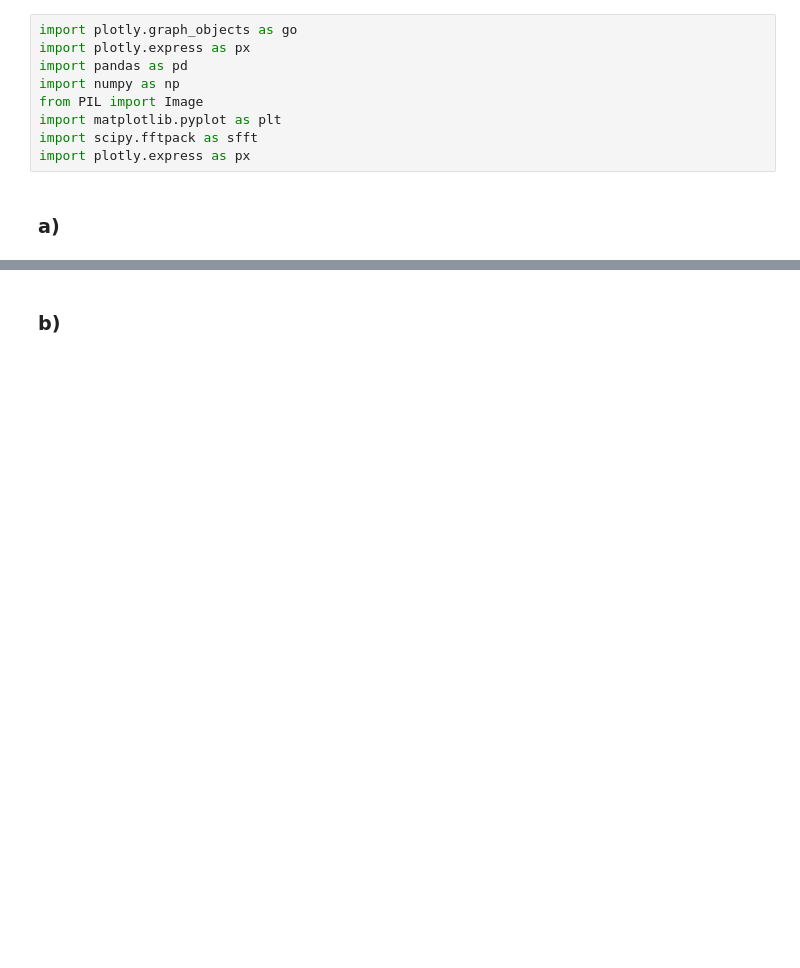
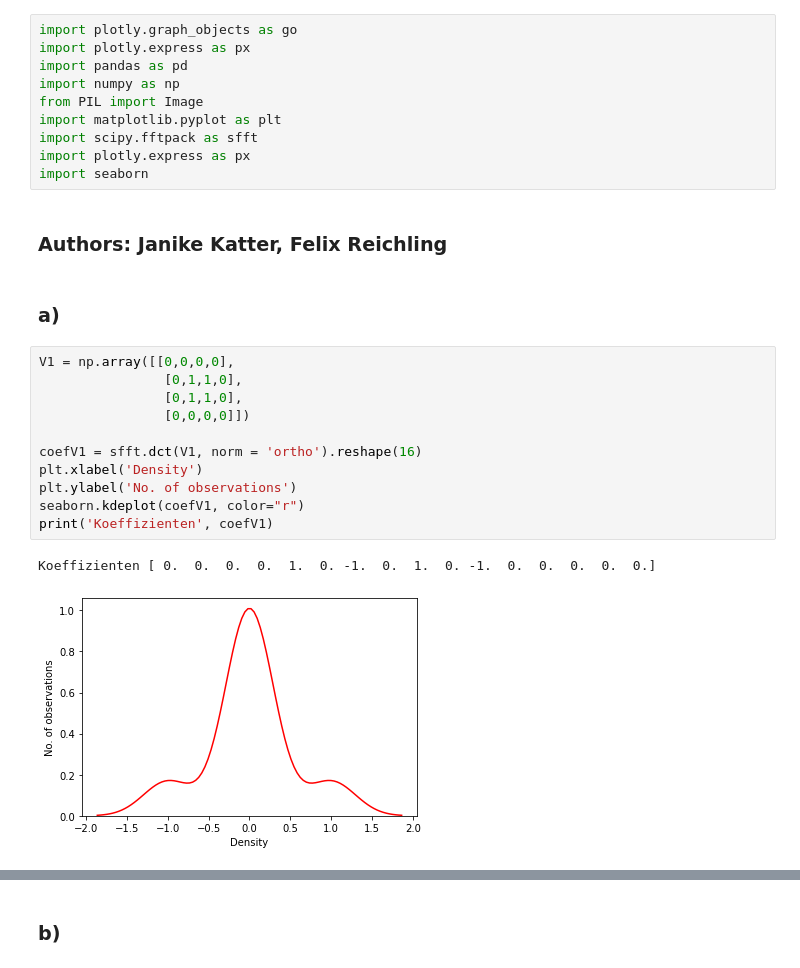
Before and after one commit to Asphilia/Numerik2, a Jupyter notebook: Abgabe4_Katter_Reichling.ipynb, the cells around one changed output, grey strips where cells are left out. Saved outputs shown, nothing was run; the diff lists cells and outputs as text; blank space fills up the shorter version.

```diff
--- a/Abgabe4_Katter_Reichling.ipynb
+++ b/Abgabe4_Katter_Reichling.ipynb
@@ -7,5 +7,22 @@ from PIL import Image
 import matplotlib.pyplot as plt
 import scipy.fftpack as sfft
 import plotly.express as px
+import seaborn
+# %% [markdown]
+### Authors: Janike Katter, Felix Reichling
 # %% [markdown]
 ### a)
+# %%
+V1 = np.array([[0,0,0,0],
+                [0,1,1,0],
+                [0,1,1,0],
+                [0,0,0,0]])
+
+coefV1 = sfft.dct(V1, norm = 'ortho').reshape(16)
+plt.xlabel('Density')
+plt.ylabel('No. of observations')
+seaborn.kdeplot(coefV1, color="r")
+print('Koeffizienten', coefV1)
+# %% [output]
+Koeffizienten [ 0.  0.  0.  0.  1.  0. -1.  0.  1.  0. -1.  0.  0.  0.  0.  0.]
+[figure, added]
```
Also changed, not shown: parts of 6 cells of this notebook.
